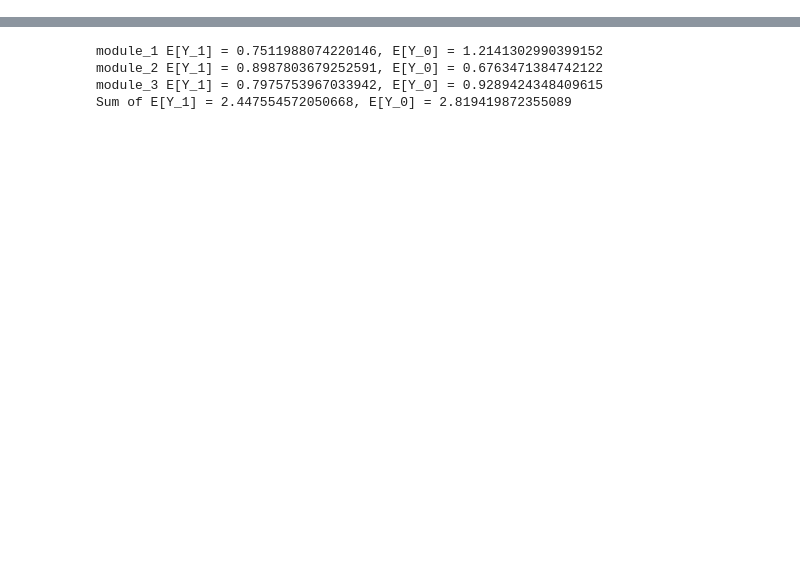
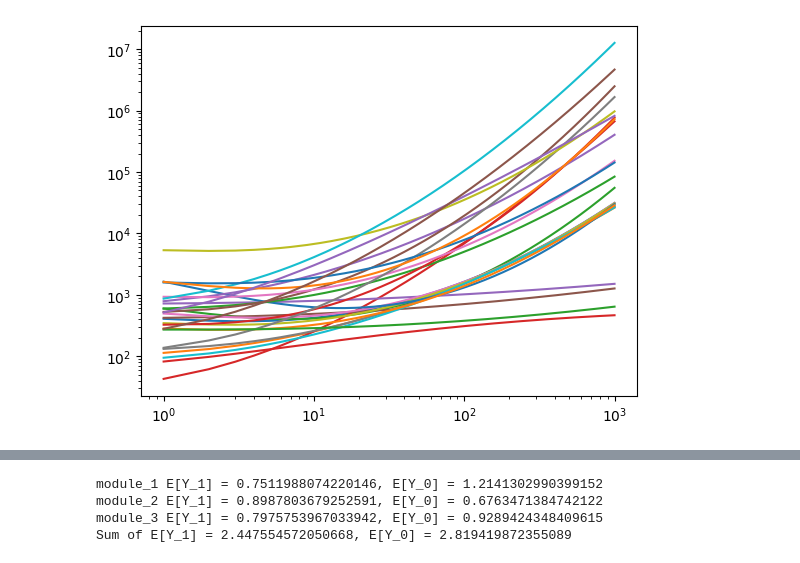
Before and after one commit to KDL-umass/compositional_models_cate, a Jupyter notebook: notebooks/synthetic_dgp_analysis.ipynb, the cells around one changed output, grey strips where cells are left out. Saved outputs shown, nothing was run; the diff lists cells and outputs as text; code cells hidden in the pictures; blank space fills up the shorter version.

```diff
--- a/notebooks/synthetic_dgp_analysis.ipynb
+++ b/notebooks/synthetic_dgp_analysis.ipynb
@@ -2,0 +77,95 @@
+# %%
+# Matrix Data Functional Forms
+
+import numpy as np
+import pandas as pd
+import matplotlib.pyplot as plt
+import os
+import seaborn as sns
+data_folder = "/Users/ppruthi/research/compositional_models/compositional_models_cate/domains/maths_evaluation/csvs/"
+all_files = os.listdir(data_folder)
+# filter only module data with csv extension
+module_files = [f for f in all_files if f.endswith(".csv")]
+
+predict_fns = {}
+coeffs = {}
+curves = {}
+curve_coeffs = {}
+
+y_total = {"y0": None, "y1": None}
+
+for f in module_files:
+
+    print(f)
+    module_name = f.split("_")[1]
+    curve_coeffs[module_name] = {}
+    curves[module_name] = {}
+    df = pd.read_csv(data_folder + f)
+    df["matrix_size"] = df["query_id"].apply(lambda x: int(x.split("_")[1]))
+
+    if "module" in f:
+        output_name = "output"
+    else:
+        output_name = "query_output"
+    # scale output of the module between 0 and 1
+
+    # plot matrix size vs output
+
+    # df[output_name] = (df[output_name] - df[output_name].min()) / (df[output_name].max() - df[output_name].min())
+    # plt.figure(figsize=(20,20))
+    # if "module" in f:
+    #     sns.scatterplot(data=df, x="matrix_size", y="output", hue="treatment_id", legend=False)
+    #     plt.legend(title=module_name)
+    # else:
+    #     sns.scatterplot(data=df, x="matrix_size", y="query_output", hue="treatment_id", legend=False)
+    #     plt.legend(title=module_name)
+    # plt.xlabel("Matrix Size")
+    # plt.ylabel("Output")
+    # # x_axis log scale
+    # plt.xscale("log")
+    # # y_axis log scale
+    # plt.yscale("log")
+
+    # plt.title("Module: " + module_name)
+    # plt.legend()
+    # plt.show()
+    # Fit a curve per treatment
+
+    # scale output of the module between 0 and 1
+
+    # df[output_name] = (df[output_name] - df[output_name].min()) / (df[output_name].max() - df[output_name].min())
+    for i, treatment_id in enumerate(df["treatment_id"].unique()):
+
+        df_treatment = df[df["treatment_id"] == treatment_id]
+        if "module" in f:
+
+            predict_fn, coeff = fit_curve(df_treatment["matrix_size"], df_treatment["output"], degree=2, log_scale=True)
+        else:
+            predict_fn, coeff = fit_curve(df_treatment["matrix_size"], df_treatment["query_output"], degree=2, log_scale=True)
+        print(coeff)
+        curve_coeffs[module_name][treatment_id] = coeff
+        curves[module_name][treatment_id] = predict_fn
+        x = np.linspace(1, 1000, 1000)
+        y = predict_fn(x)
+        if i == 0:
+            weights = weights_0
+        else:
+            weights = weights_1
+        if "module" in f:
+            scaling_factor = 1/((weights[module_name])*(len(module_files)-1))
+        else:
+            scaling_factor = 1
+        y = y * scaling_factor
+        plt.plot(x, y, label="Treatment: " + str(treatment_id))
+        # log-log scale
+        plt.xscale("log")
+        plt.yscale("log")
+        if "module" in f:
+            if y_total[f"y{i}"] is None:
+                y_total[f"y{i}"] = y
+            else:
+                y_total[f"y{i}"] += y
+
+
+    print(curve_coeffs)
+# %% [output]
@@ -2,0 +189 @@
+[figure, added]
```
Also changed, not shown: parts of 42 cells of this notebook, 3 other files.
